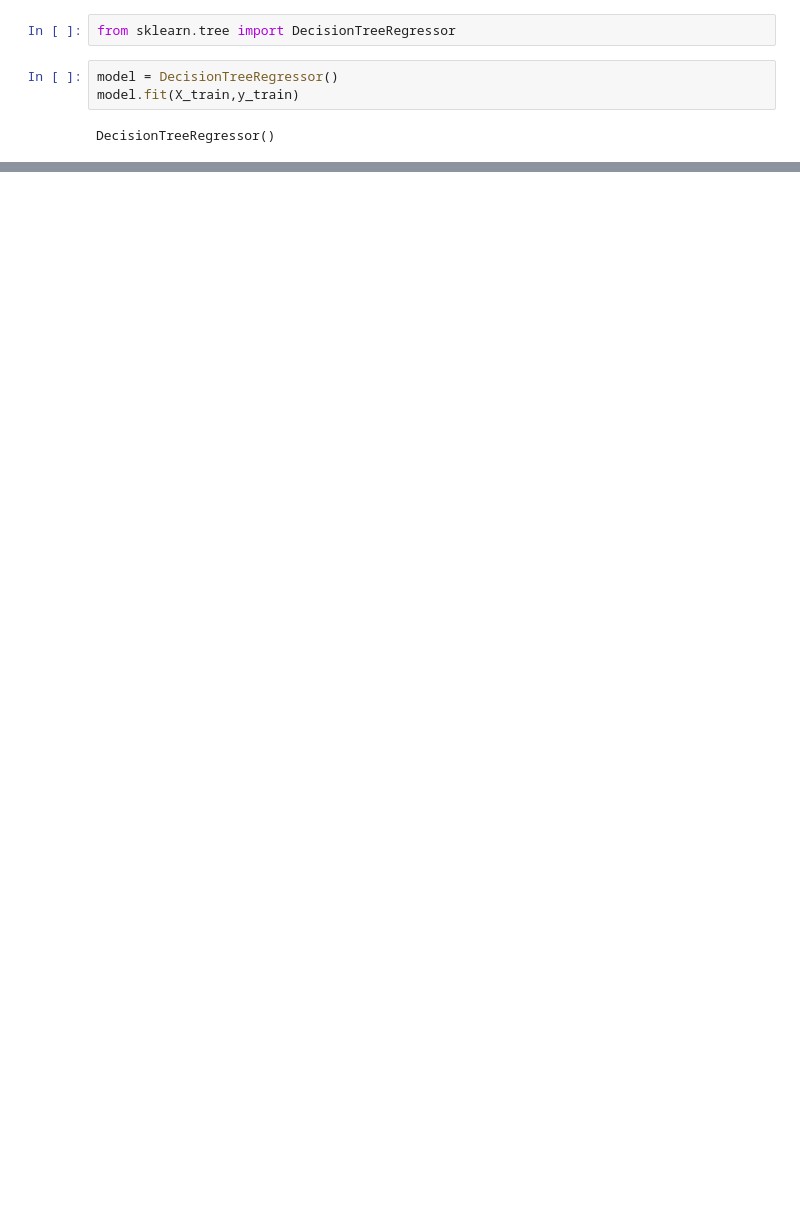
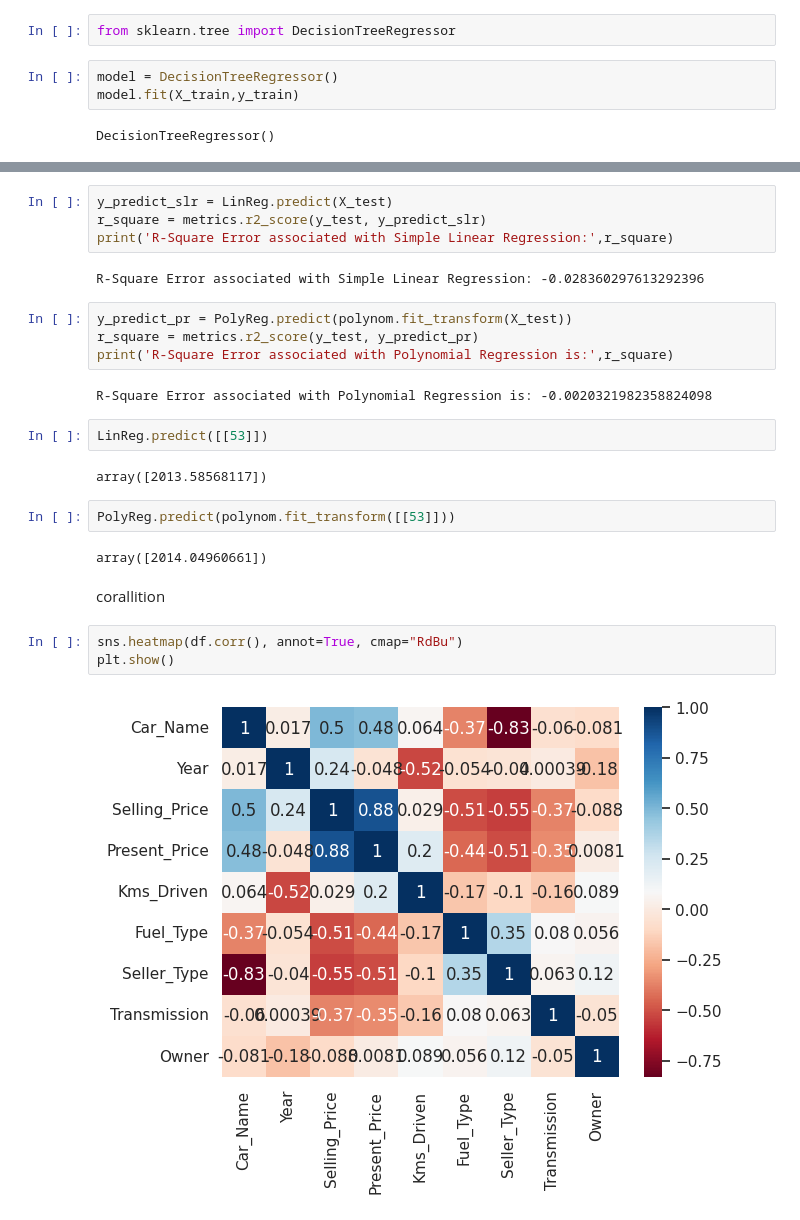
Before and after one commit to faisalalshahrani101/faisal, a Jupyter notebook: project_ml.ipynb, the cells around one changed output, grey strips where cells are left out. Cells and saved outputs as stored; diff of their text form; blank space fills up the shorter version.

```diff
--- a/project_ml.ipynb
+++ b/project_ml.ipynb
@@ -189,0 +280,27 @@ R2 Score: 0.9320964328351227
+# %%
+y_predict_slr = LinReg.predict(X_test)
+r_square = metrics.r2_score(y_test, y_predict_slr)
+print('R-Square Error associated with Simple Linear Regression:',r_square)
+# %% [output]
+R-Square Error associated with Simple Linear Regression: -0.028360297613292396
+# %%
+y_predict_pr = PolyReg.predict(polynom.fit_transform(X_test))
+r_square = metrics.r2_score(y_test, y_predict_pr)
+print('R-Square Error associated with Polynomial Regression is:',r_square)
+# %% [output]
+R-Square Error associated with Polynomial Regression is: -0.0020321982358824098
+# %%
+LinReg.predict([[53]])
+# %% [output]
+array([2013.58568117])
+# %%
+PolyReg.predict(polynom.fit_transform([[53]]))
+# %% [output]
+array([2014.04960661])
+# %% [markdown]
+corallition
+# %%
+sns.heatmap(df.corr(), annot=True, cmap="RdBu")
+plt.show()
+# %% [output]
+[figure, added]
```
Also changed, not shown: parts of 20 cells of this notebook.
